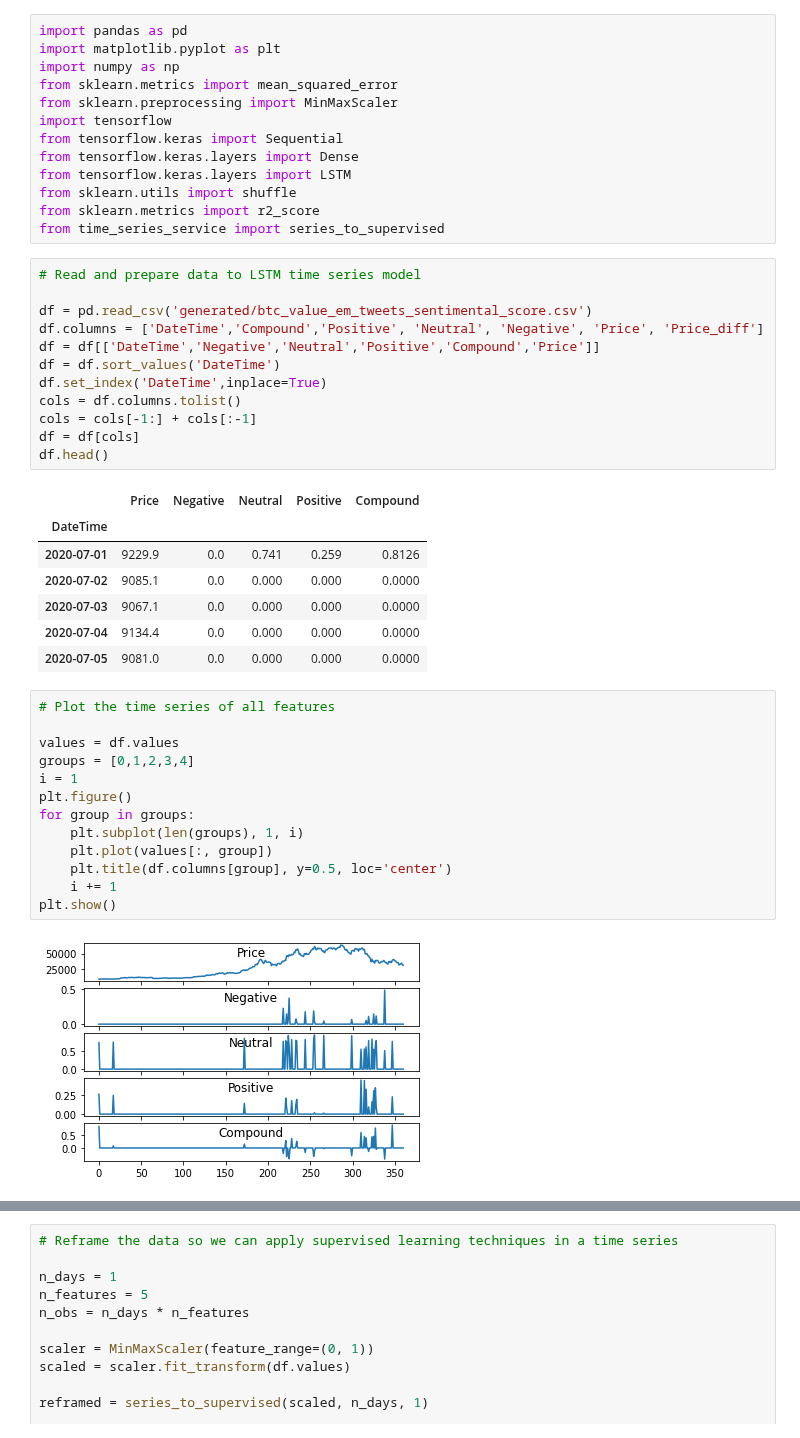
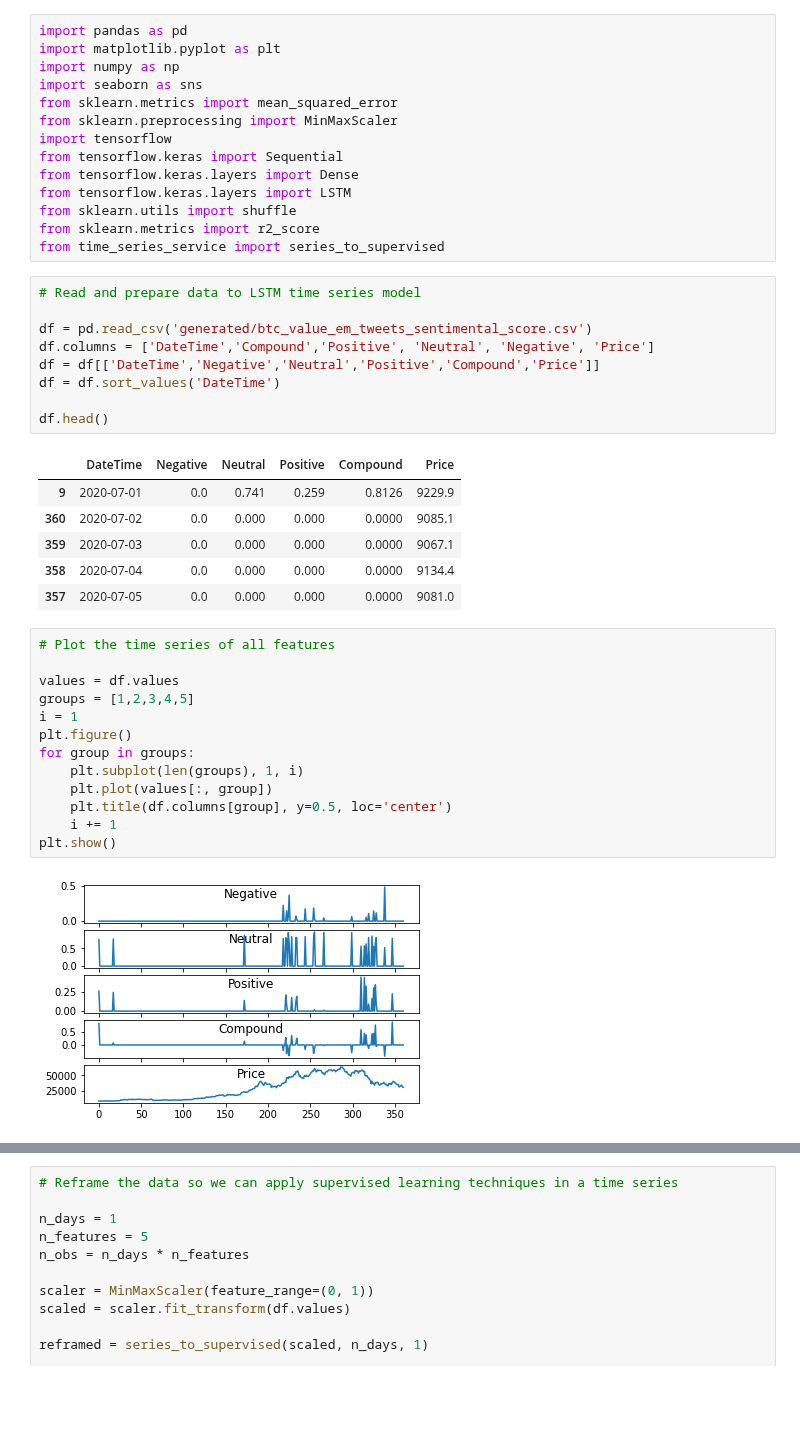
Before and after one commit to prbpedro/tcc_puc, a Jupyter notebook: src/4_build_lstm_model.ipynb, the cells around one changed output, grey strips where cells are left out. Saved outputs shown, nothing was run; the diff lists cells and outputs as text; blank space fills up the shorter version.

```diff
--- a/src/4_build_lstm_model.ipynb
+++ b/src/4_build_lstm_model.ipynb
@@ -2,6 +2,7 @@
 import pandas as pd
 import matplotlib.pyplot as plt
 import numpy as np
+import seaborn as sns
 from sklearn.metrics import mean_squared_error
 from sklearn.preprocessing import MinMaxScaler
 import tensorflow
@@ -15,34 +16,30 @@ from time_series_service import series_to_supervised
 # Read and prepare data to LSTM time series model
 
 df = pd.read_csv('generated/btc_value_em_tweets_sentimental_score.csv')
-df.columns = ['DateTime','Compound','Positive', 'Neutral', 'Negative', 'Price', 'Price_diff']
+df.columns = ['DateTime','Compound','Positive', 'Neutral', 'Negative', 'Price']
 df = df[['DateTime','Negative','Neutral','Positive','Compound','Price']]
 df = df.sort_values('DateTime')
-df.set_index('DateTime',inplace=True)
-cols = df.columns.tolist()
-cols = cols[-1:] + cols[:-1]
-df = df[cols]
+
 df.head()
 # %% [output]
-|  | Price | Negative | Neutral | Positive | Compound |
-| DateTime |  |  |  |  |  |
-| 2020-07-01 | 9229.9 | 0.0 | 0.741 | 0.259 | 0.8126 |
-| 2020-07-02 | 9085.1 | 0.0 | 0.000 | 0.000 | 0.0000 |
-| 2020-07-03 | 9067.1 | 0.0 | 0.000 | 0.000 | 0.0000 |
-| 2020-07-04 | 9134.4 | 0.0 | 0.000 | 0.000 | 0.0000 |
-| 2020-07-05 | 9081.0 | 0.0 | 0.000 | 0.000 | 0.0000 |
+|  | DateTime | Negative | Neutral | Positive | Compound | Price |
+| 9 | 2020-07-01 | 0.0 | 0.741 | 0.259 | 0.8126 | 9229.9 |
+| 360 | 2020-07-02 | 0.0 | 0.000 | 0.000 | 0.0000 | 9085.1 |
+| 359 | 2020-07-03 | 0.0 | 0.000 | 0.000 | 0.0000 | 9067.1 |
+| 358 | 2020-07-04 | 0.0 | 0.000 | 0.000 | 0.0000 | 9134.4 |
+| 357 | 2020-07-05 | 0.0 | 0.000 | 0.000 | 0.0000 | 9081.0 |
 # %%
 # Plot the time series of all features
 
 values = df.values
-groups = [0,1,2,3,4]
+groups = [1,2,3,4,5]
 i = 1
 plt.figure()
 for group in groups:
 	plt.subplot(len(groups), 1, i)
 	plt.plot(values[:, group])
 	plt.title(df.columns[group], y=0.5, loc='center')
 	i += 1
 plt.show()
 # %% [output]
-[figure, old version]
+[figure, new version]
```
Also changed, not shown: parts of 6 cells of this notebook, 6 other files.
